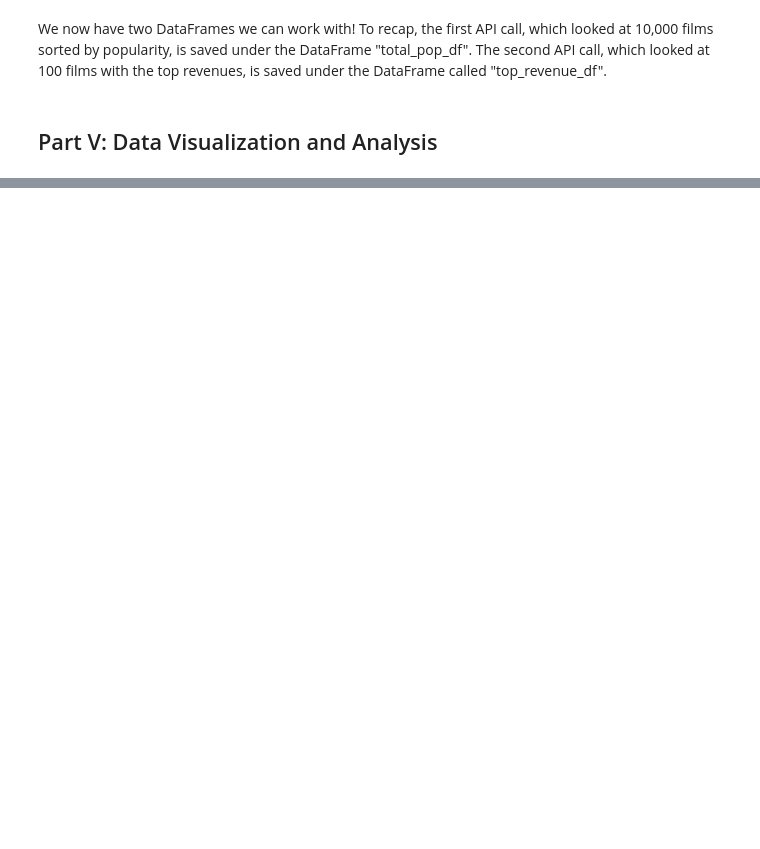
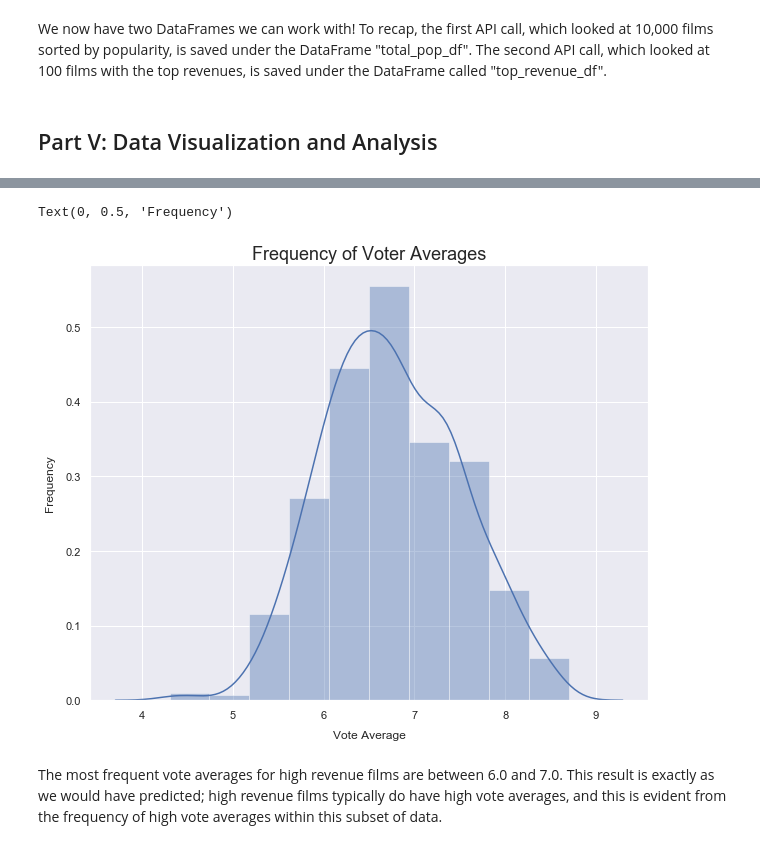
Before and after one commit to adinas94/Phase-1-Microsoft-Movies, a Jupyter notebook: Data Cleaning Notebook for project.ipynb, the cells around one changed output, grey strips where cells are left out. Saved outputs shown, nothing was run; the diff lists cells and outputs as text; code cells hidden in the pictures; blank space fills up the shorter version.

```diff
--- a/Data Cleaning Notebook for project.ipynb
+++ b/Data Cleaning Notebook for project.ipynb
@@ -477,0 +534,14 @@ We now have two DataFrames we can work with! To recap, the first API call, which
+# %%
+fig, ax = plt.subplots(figsize = (10,8))
+sns.distplot(total_pop_df.vote_average, bins=10, ax=ax)
+
+sns.set(font_scale=1.5, style="dark")
+
+plt.title('Frequency of Voter Averages')
+plt.xlabel('Vote Average',labelpad=10)
+plt.ylabel('Frequency',labelpad=10)
+# %% [output]
+Text(0, 0.5, 'Frequency')
+[figure, added]
+# %% [markdown]
+The most frequent vote averages for high revenue films are between 6.0 and 7.0. This result is exactly as we would have predicted; high revenue films typically do have high vote averages, and this is evident from the frequency of high vote averages within this subset of data.
```
Also changed, not shown: parts of 12 cells of this notebook.
